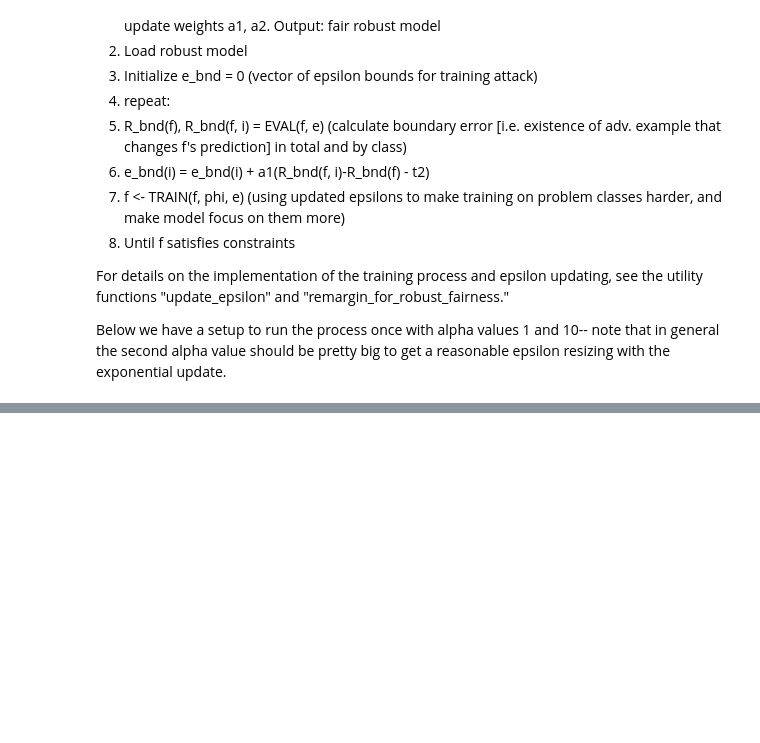
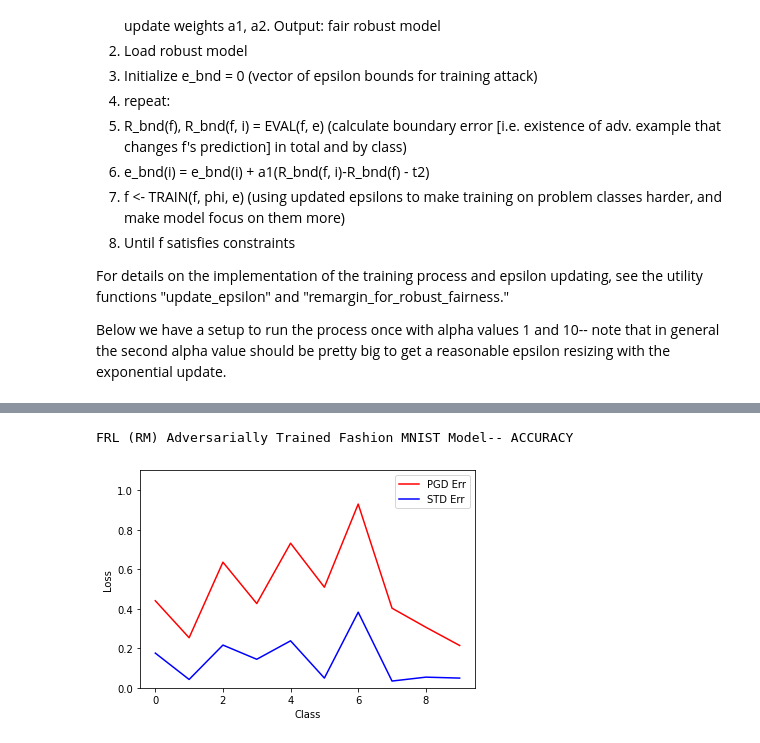
Before and after one commit to Ian-Hardy/Fair_Robust_Modeling, a Jupyter notebook: FRL_Remargin_fashion_MNIST.ipynb, the cells around one changed output, grey strips where cells are left out. Saved outputs shown, nothing was run; the diff lists cells and outputs as text; code cells hidden in the pictures; blank space fills up the shorter version.

```diff
--- a/FRL_Remargin_fashion_MNIST.ipynb
+++ b/FRL_Remargin_fashion_MNIST.ipynb
@@ -202,0 +244,6 @@ FRL (RW) Adversarially Trained Fashion MNIST Model-- ACCURACY
+# %%
+print('FRL (RM) Adversarially Trained Fashion MNIST Model-- ACCURACY')
+show_both_losses_by_class(remargined_model_pgd_loss, remargined_model_regular_loss, acc=True)
+# %% [output]
+FRL (RM) Adversarially Trained Fashion MNIST Model-- ACCURACY
+[figure, added]
```
Also changed, not shown: parts of 8 cells of this notebook, 4 other files.
